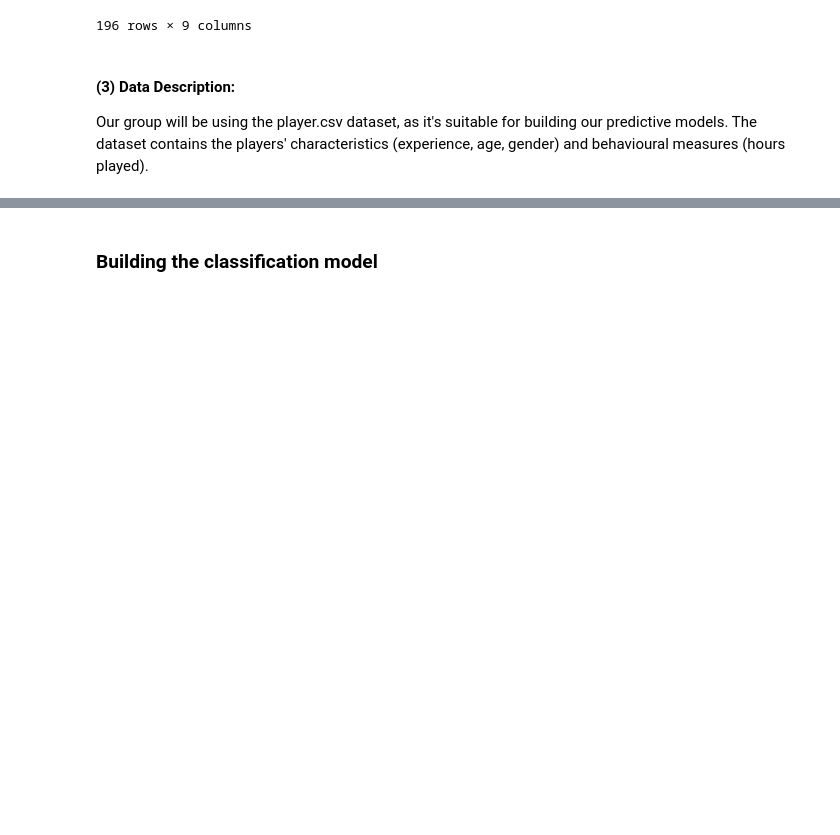
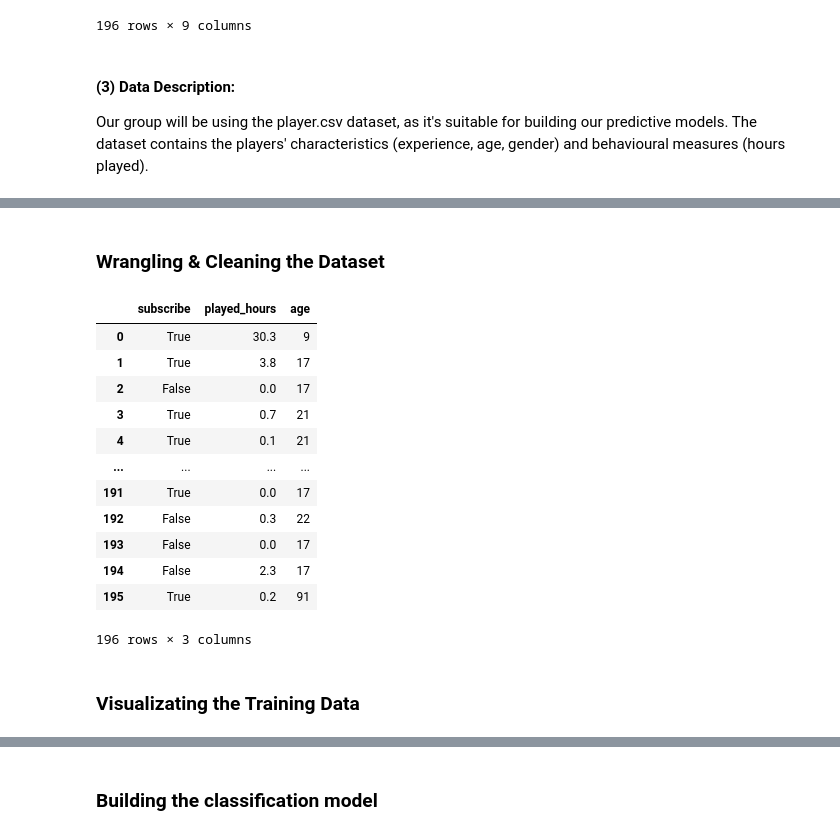
Before and after one commit to EllennaE/DSCI-100-2025W1-Group-9, a Jupyter notebook: final_draft.ipynb, the cells around one changed output, grey strips where cells are left out. Saved outputs shown, nothing was run; the diff lists cells and outputs as text; code cells hidden in the pictures; blank space fills up the shorter version.

```diff
--- a/final_draft.ipynb
+++ b/final_draft.ipynb
@@ -130,0 +130,28 @@ Results (Interpret the data etc etc)
+# %% [markdown]
+### Wrangling & Cleaning the Dataset
+# %%
+# Making data tidy. Dropping "individualId" and "organizationName"
+columns_to_drop = ["individualId", "organizationName"]
+players = players.drop(columns=columns_to_drop)
+
+# Removing any unrelated columns to our data analysis ("name", "hashedEmail", "gender", and "experience")
+columns_to_drop = ["name", "hashedEmail", "gender", "experience"]
+players = players.drop(columns=columns_to_drop)
+
+players
+# %% [output]
+|  | subscribe | played_hours | age |
+| 0 | True | 30.3 | 9 |
+| 1 | True | 3.8 | 17 |
+| 2 | False | 0.0 | 17 |
+| 3 | True | 0.7 | 21 |
+| 4 | True | 0.1 | 21 |
+| ... | ... | ... | ... |
+| 191 | True | 0.0 | 17 |
+| 192 | False | 0.3 | 22 |
+| 193 | False | 0.0 | 17 |
+| 194 | False | 2.3 | 17 |
+| 195 | True | 0.2 | 91 |
+196 rows × 3 columns
+# %% [markdown]
+### Visualizating the Training Data
```
Also changed, not shown: parts of 9 cells of this notebook.
